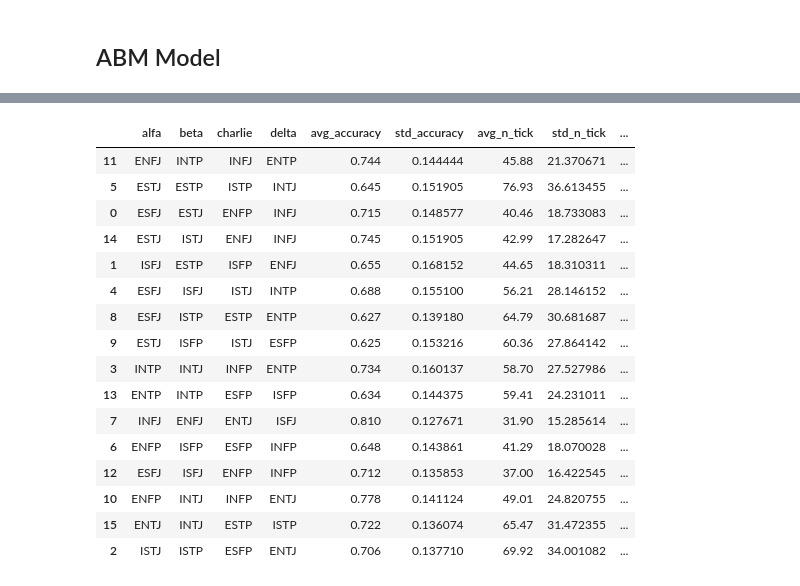
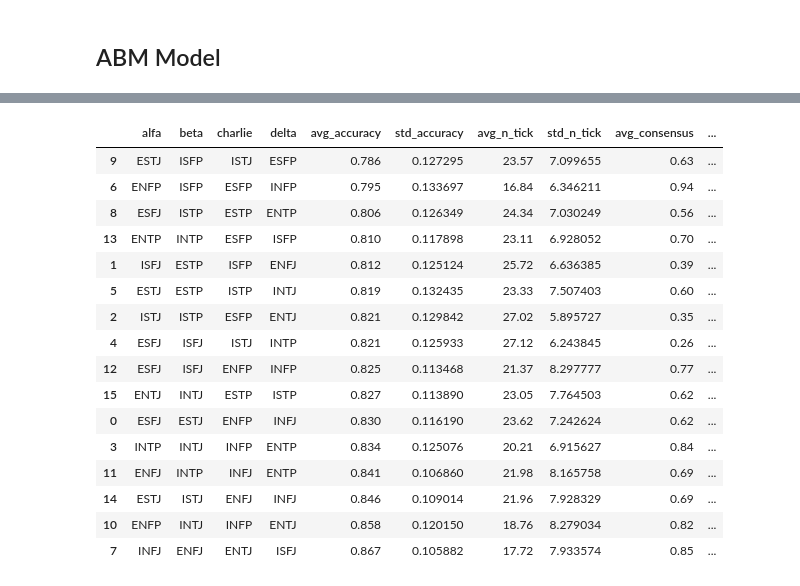
Before and after one commit to MinaAlmasi/ABM-study-group, a Jupyter notebook: ABM_Main.ipynb, the cells around one changed output, grey strips where cells are left out. Cells and saved outputs as stored; diff of their text form; code cells hidden in the pictures.

```diff
--- a/ABM_Main.ipynb
+++ b/ABM_Main.ipynb
@@ -328,6 +364,6 @@ print(studygroup1[0])
 # %%
 # Generating a True Solution
-true_solution_test = true_solution_generator(10, [1, 3])
+true_solution_test = true_solution_generator(10, [1, 2])
 # %%
 # Displaying the True Solution
 true_solution_test[0]
@@ -393,6 +429,7 @@ def exercise_run(student_list: list, max_ticks: int, n_part_exercises: int, rang
     n_tick_list = []
     weak_synergy_list = []
     strong_synergy_list = []
+    consensus_list = []
 
     ## ---- individual level ---- ###
     alfa_accuracy_list = []
@@ -433,6 +470,7 @@ def exercise_run(student_list: list, max_ticks: int, n_part_exercises: int, rang
         ## generating group solution ##
         group_solution = collaborative_solution(studygroup, max_ticks)
         n_tick_list.append(group_solution[1]) # appending the number of ticks
+        consensus_list.append(group_solution[2]) # appending whether a consensus was reached or not
 
         ## ---- MEASURES ---- ##
         ## calculating degree of adaptation ##
@@ -457,6 +495,7 @@ def exercise_run(student_list: list, max_ticks: int, n_part_exercises: int, rang
 
 
 
+    diversity_score = diversity_score_calculator(student_list)
 
     ## calculating the mean and standard deivations ##
     # ---- group level ---- #
@@ -465,6 +504,9 @@ def exercise_run(student_list: list, max_ticks: int, n_part_exercises: int, rang
 
     avg_group_n_tick = np.mean(n_tick_list)
     std_group_n_tick = np.std(n_tick_list)
+
+    avg_consensus = np.mean(consensus_list)
+    std_consensus = np.std(consensus_list)
 
     avg_weak_synergy  = np.mean(weak_synergy_list)
     std_weak_synergy = np.std(weak_synergy_list)
@@ -500,10 +542,13 @@ def exercise_run(student_list: list, max_ticks: int, n_part_exercises: int, rang
     'std_accuracy': std_group_accuracy,
     'avg_n_tick': avg_group_n_tick,
     'std_n_tick': std_group_n_tick,
+    'avg_consensus': avg_consensus,
+    'std_consensus': std_consensus,
     'avg_weak_synergy': avg_weak_synergy,
     'std_weak_synergy': std_weak_synergy,
     'avg_strong_synergy': avg_strong_synergy,
-    'std_strong_synergy': std_strong_synergy}
+    'std_strong_synergy': std_strong_synergy,
+    'diversity_score': diversity_score}
 
     exercise_run_list_ind = list(zip(student_list,
                                     [student_list, student_list, student_list, student_list],
@@ -514,7 +559,7 @@ def exercise_run(student_list: list, max_ticks: int, n_part_exercises: int, rang
     return exercise_run_dict_group, exercise_run_list_ind
 # %%
 def abm_model(condition, max_ticks: int, n_part_exercises: int, range_solution: list, n_simulations: int):
-    condition_group_df = pd.DataFrame(columns = ['alfa', 'beta', 'charlie', 'delta', 'avg_accuracy', 'std_accuracy', 'avg_n_tick', 'std_n_tick', 'avg_weak_synergy', 'std_weak_synergy', 'avg_strong_synergy', 'std_strong_synergy'])
+    condition_group_df = pd.DataFrame(columns = ['alfa', 'beta', 'charlie', 'delta', 'avg_accuracy', 'std_accuracy', 'avg_n_tick', 'std_n_tick', 'avg_consensus', 'std_consensus', 'avg_weak_synergy', 'std_weak_synergy', 'avg_strong_synergy', 'std_strong_synergy', 'diversity_score'])
     condition_ind_df = pd.DataFrame(columns=['type', 'studygroup', 'avg_accuracy', 'std_accuracy', 'avg_adaptation']) #'avg_accuracy', 'contribution', 'n_presentations'])
 
     for i in (range(len(condition.index))):
@@ -589,31 +636,31 @@ sorted_wsynergy_fifty
 # %%
 hetero_ind, hetero_group = abm_model(condition = heterogenous,
-        max_ticks = 200,
+        max_ticks = 30,
         n_part_exercises = 10,
         range_solution = [1, 9],
         n_simulations = 100
         )
 # %%
-sorted_wsynergy_hetero = hetero_group.sort_values("avg_weak_synergy", ascending = True)
+sorted_wsynergy_hetero = hetero_group.sort_values("avg_accuracy", ascending = True)
 sorted_wsynergy_hetero
 # %% [output]
-|  | alfa | beta | charlie | delta | avg_accuracy | std_accuracy | avg_n_tick | std_n_tick | ... |
-| 11 | ENFJ | INTP | INFJ | ENTP | 0.744 | 0.144444 | 45.88 | 21.370671 | ... |
-| 5 | ESTJ | ESTP | ISTP | INTJ | 0.645 | 0.151905 | 76.93 | 36.613455 | ... |
-| 0 | ESFJ | ESTJ | ENFP | INFJ | 0.715 | 0.148577 | 40.46 | 18.733083 | ... |
-| 14 | ESTJ | ISTJ | ENFJ | INFJ | 0.745 | 0.151905 | 42.99 | 17.282647 | ... |
-| 1 | ISFJ | ESTP | ISFP | ENFJ | 0.655 | 0.168152 | 44.65 | 18.310311 | ... |
-| 4 | ESFJ | ISFJ | ISTJ | INTP | 0.688 | 0.155100 | 56.21 | 28.146152 | ... |
-| 8 | ESFJ | ISTP | ESTP | ENTP | 0.627 | 0.139180 | 64.79 | 30.681687 | ... |
-| 9 | ESTJ | ISFP | ISTJ | ESFP | 0.625 | 0.153216 | 60.36 | 27.864142 | ... |
-| 3 | INTP | INTJ | INFP | ENTP | 0.734 | 0.160137 | 58.70 | 27.527986 | ... |
-| 13 | ENTP | INTP | ESFP | ISFP | 0.634 | 0.144375 | 59.41 | 24.231011 | ... |
-| 7 | INFJ | ENFJ | ENTJ | ISFJ | 0.810 | 0.127671 | 31.90 | 15.285614 | ... |
-| 6 | ENFP | ISFP | ESFP | INFP | 0.648 | 0.143861 | 41.29 | 18.070028 | ... |
-| 12 | ESFJ | ISFJ | ENFP | INFP | 0.712 | 0.135853 | 37.00 | 16.422545 | ... |
-| 10 | ENFP | INTJ | INFP | ENTJ | 0.778 | 0.141124 | 49.01 | 24.820755 | ... |
-| 15 | ENTJ | INTJ | ESTP | ISTP | 0.722 | 0.136074 | 65.47 | 31.472355 | ... |
-| 2 | ISTJ | ISTP | ESFP | ENTJ | 0.706 | 0.137710 | 69.92 | 34.001082 | ... |
+|  | alfa | beta | charlie | delta | avg_accuracy | std_accuracy | avg_n_tick | std_n_tick | avg_consensus | ... |
+| 9 | ESTJ | ISFP | ISTJ | ESFP | 0.786 | 0.127295 | 23.57 | 7.099655 | 0.63 | ... |
+| 6 | ENFP | ISFP | ESFP | INFP | 0.795 | 0.133697 | 16.84 | 6.346211 | 0.94 | ... |
+| 8 | ESFJ | ISTP | ESTP | ENTP | 0.806 | 0.126349 | 24.34 | 7.030249 | 0.56 | ... |
+| 13 | ENTP | INTP | ESFP | ISFP | 0.810 | 0.117898 | 23.11 | 6.928052 | 0.70 | ... |
+| 1 | ISFJ | ESTP | ISFP | ENFJ | 0.812 | 0.125124 | 25.72 | 6.636385 | 0.39 | ... |
+| 5 | ESTJ | ESTP | ISTP | INTJ | 0.819 | 0.132435 | 23.33 | 7.507403 | 0.60 | ... |
+| 2 | ISTJ | ISTP | ESFP | ENTJ | 0.821 | 0.129842 | 27.02 | 5.895727 | 0.35 | ... |
+| 4 | ESFJ | ISFJ | ISTJ | INTP | 0.821 | 0.125933 | 27.12 | 6.243845 | 0.26 | ... |
+| 12 | ESFJ | ISFJ | ENFP | INFP | 0.825 | 0.113468 | 21.37 | 8.297777 | 0.77 | ... |
+| 15 | ENTJ | INTJ | ESTP | ISTP | 0.827 | 0.113890 | 23.05 | 7.764503 | 0.62 | ... |
+| 0 | ESFJ | ESTJ | ENFP | INFJ | 0.830 | 0.116190 | 23.62 | 7.242624 | 0.62 | ... |
+| 3 | INTP | INTJ | INFP | ENTP | 0.834 | 0.125076 | 20.21 | 6.915627 | 0.84 | ... |
+| 11 | ENFJ | INTP | INFJ | ENTP | 0.841 | 0.106860 | 21.98 | 8.165758 | 0.69 | ... |
+| 14 | ESTJ | ISTJ | ENFJ | INFJ | 0.846 | 0.109014 | 21.96 | 7.928329 | 0.69 | ... |
+| 10 | ENFP | INTJ | INFP | ENTJ | 0.858 | 0.120150 | 18.76 | 8.279034 | 0.82 | ... |
+| 7 | INFJ | ENFJ | ENTJ | ISFJ | 0.867 | 0.105882 | 17.72 | 7.933574 | 0.85 | ... |
 # %%
 homogenous_mean_acc = np.mean(homogeous_group_df['avg_accuracy'])
 fifty_mean_acc = np.mean(fifty_group['avg_accuracy'])
```
Also changed, not shown: parts of 20 cells of this notebook.
